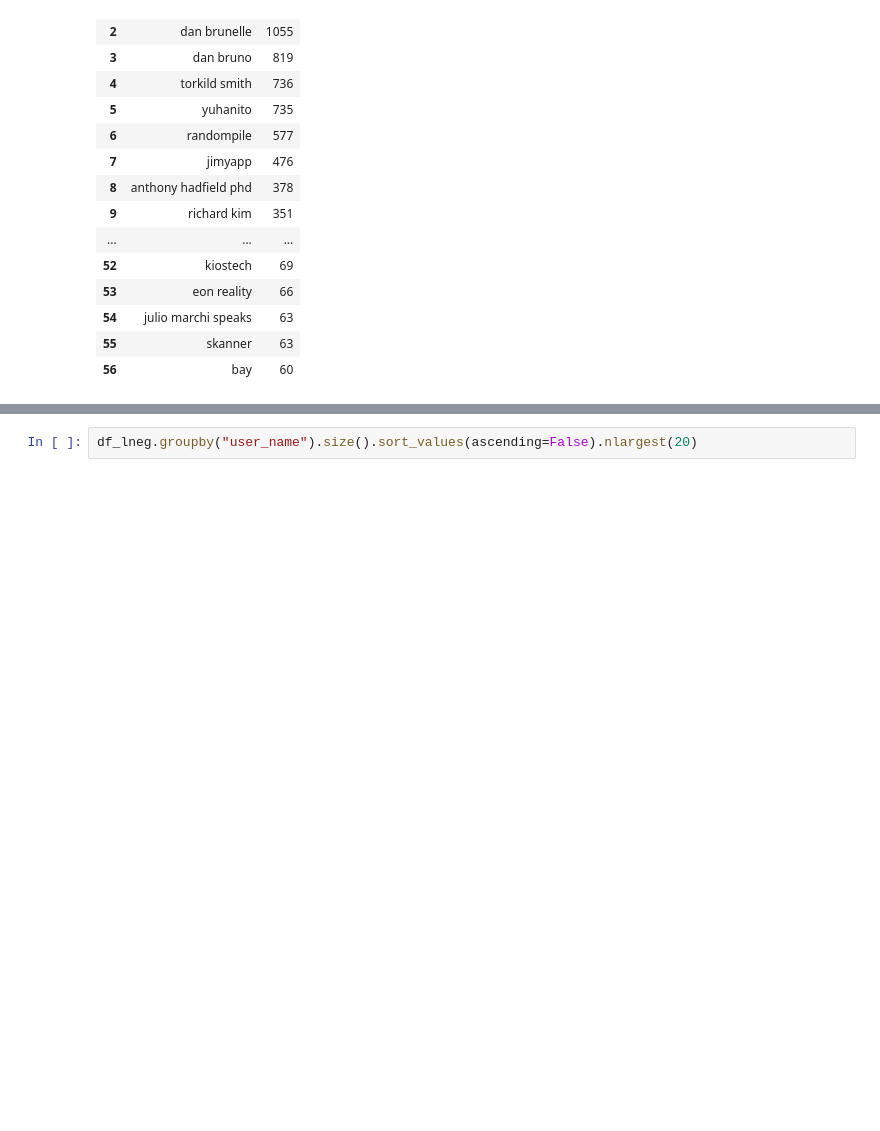
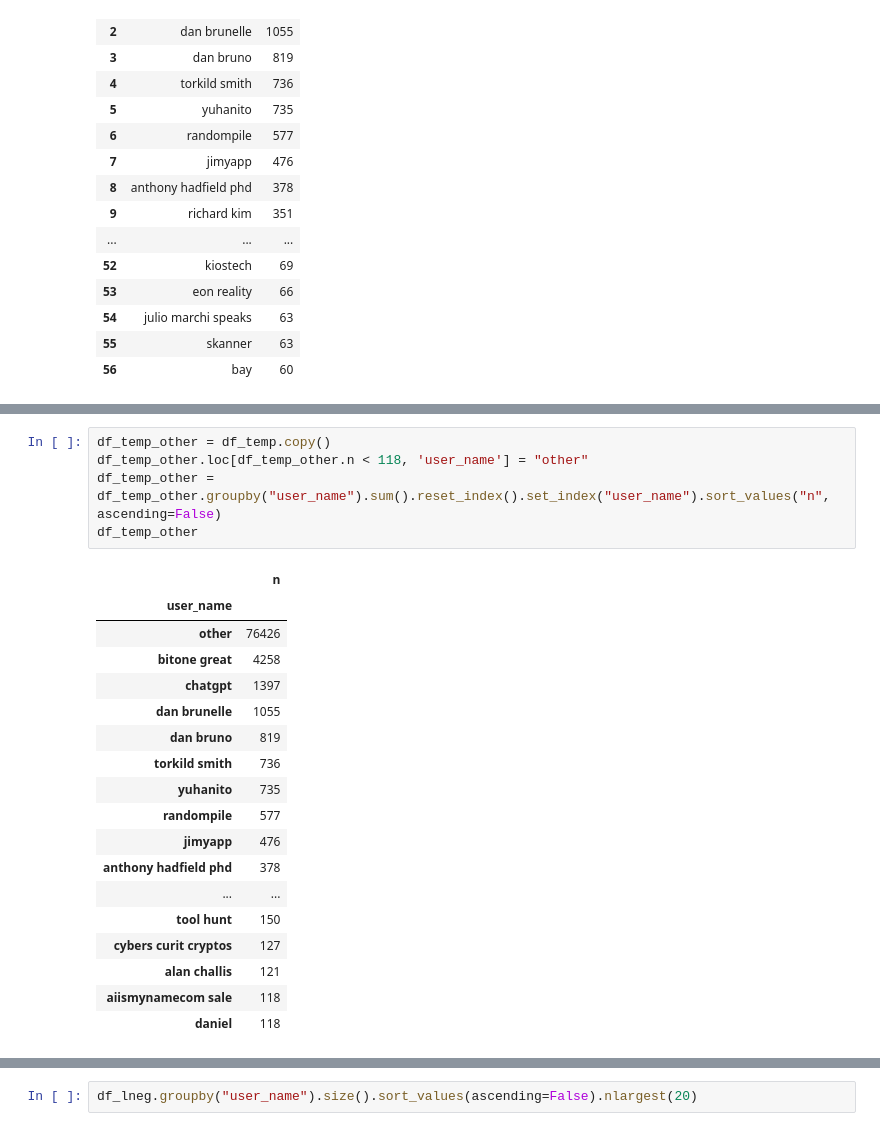
Before and after one commit to Ajkunas/computational-social-media, a Jupyter notebook: emotion_analysis_last.ipynb, the cells around one changed output, grey strips where cells are left out. Saved outputs shown, nothing was run; the diff lists cells and outputs as text; blank space fills up the shorter version.

```diff
--- a/emotion_analysis_last.ipynb
+++ b/emotion_analysis_last.ipynb
@@ -737,0 +777,24 @@ df_temp.loc[df_temp.n >= 60]
+# %%
+df_temp_other = df_temp.copy()
+df_temp_other.loc[df_temp_other.n < 118, 'user_name'] = "other"
+df_temp_other = df_temp_other.groupby("user_name").sum().reset_index().set_index("user_name").sort_values("n", ascending=False)
+df_temp_other
+# %% [output]
+|  | n |
+| user_name |  |
+| other | 76426 |
+| bitone great | 4258 |
+| chatgpt | 1397 |
+| dan brunelle | 1055 |
+| dan bruno | 819 |
+| torkild smith | 736 |
+| yuhanito | 735 |
+| randompile | 577 |
+| jimyapp | 476 |
+| anthony hadfield phd | 378 |
+| ... | ... |
+| tool hunt | 150 |
+| cybers curit cryptos | 127 |
+| alan challis | 121 |
+| aiismynamecom sale | 118 |
+| daniel | 118 |
```
Also changed, not shown: parts of 15 cells of this notebook, 1 other file.
